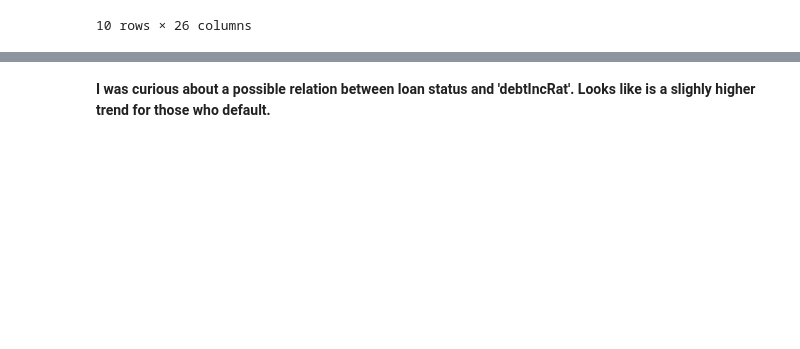
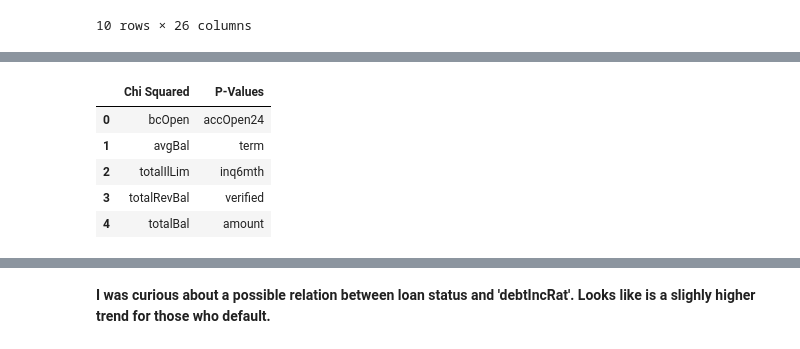
Before and after one commit to marleyberries/Springboard-Main, a Jupyter notebook: Capstone Loan Default Prediction/02_Loan Default - EDA.ipynb, the cells around one changed output, grey strips where cells are left out. Cells and saved outputs as stored; diff of their text form; code cells hidden in the pictures; blank space fills up the shorter version.

```diff
--- a/Capstone Loan Default Prediction/02_Loan Default - EDA.ipynb
+++ b/Capstone Loan Default Prediction/02_Loan Default - EDA.ipynb
@@ -190,0 +207,9 @@ top_features = X.columns[np.argsort(chi2)[-k:]]
+# %%
+top_features
+# %% [output]
+|  | Chi Squared | P-Values |
+| 0 | bcOpen | accOpen24 |
+| 1 | avgBal | term |
+| 2 | totalIlLim | inq6mth |
+| 3 | totalRevBal | verified |
+| 4 | totalBal | amount |
```
Also changed, not shown: parts of 46 cells of this notebook.
